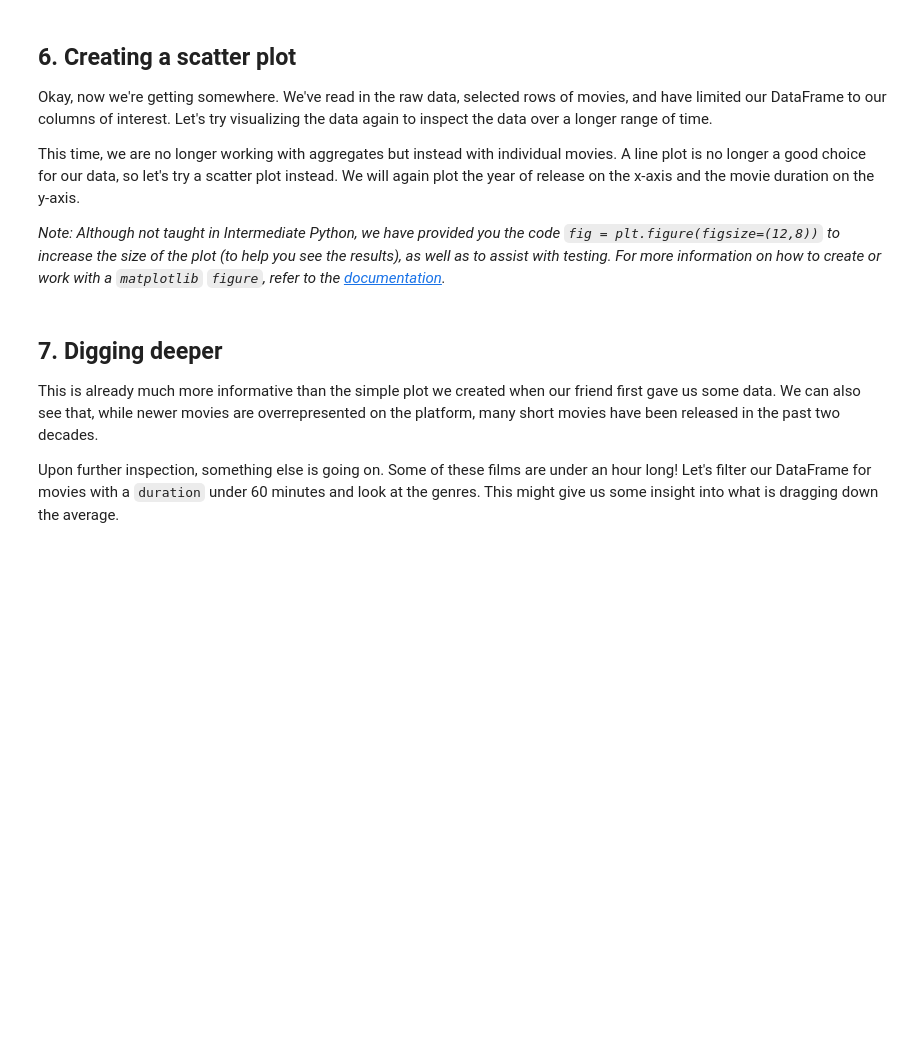
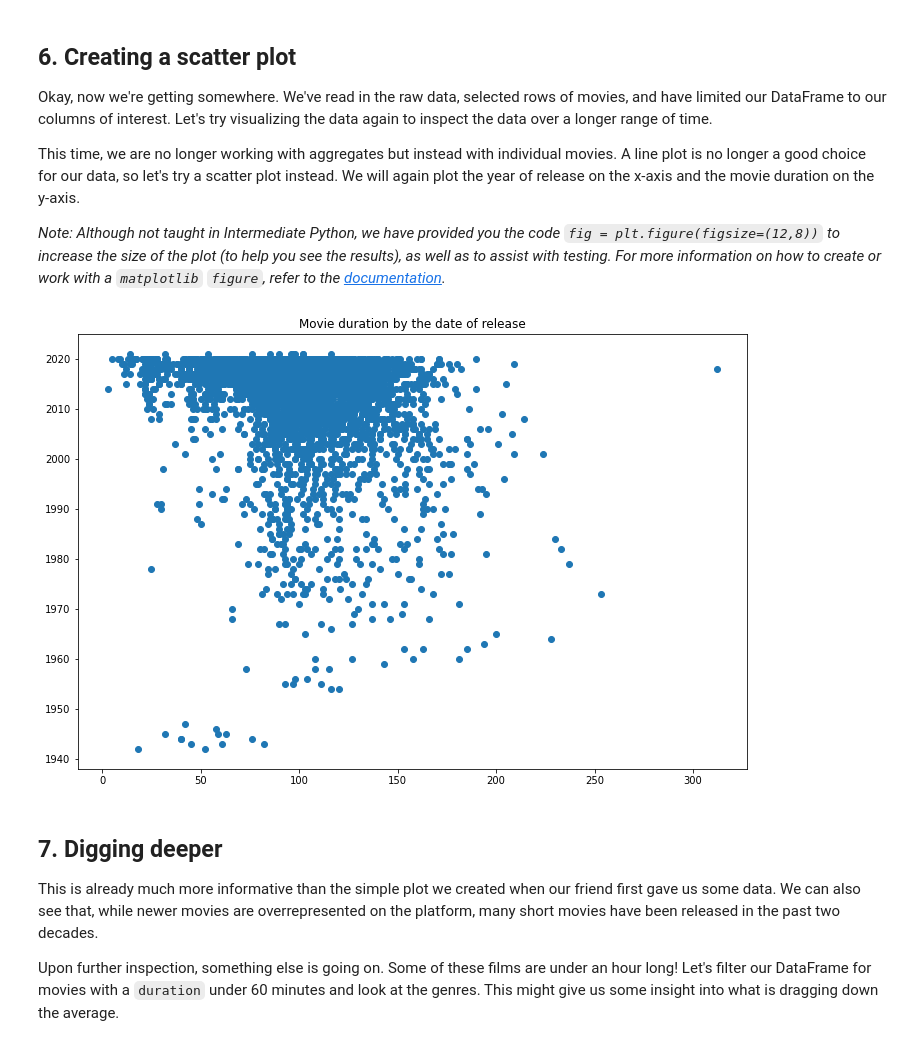
Before and after one commit to Imonuil12/Data-Science-Projects, a Jupyter notebook: Investigating Netflix Movies and Guest Stars in The Office/notebook.ipynb, the cells around one changed output. Drawn from its saved outputs; the diff is of its cells as text; code cells hidden in the pictures; blank space fills up the shorter version.

```diff
--- a/Investigating Netflix Movies and Guest Stars in The Office/notebook.ipynb
+++ b/Investigating Netflix Movies and Guest Stars in The Office/notebook.ipynb
@@ -128,15 +128,18 @@ print(netflix_movies_col_subset[0:5])
 # %%
 # Create a figure and increase the figure size
 fig = plt.figure(figsize=(12,8))
 
 # Create a scatter plot of duration versus year
-...
+import matplotlib.pyplot as plt
+plt.scatter(netflix_movies_col_subset["duration"], netflix_movies_col_subset["release_year"])
 
 # Create a title
-...
+plt.title("Movie duration by the date of release")
 
 # Show the plot
-...
+plt.show()
+# %% [output]
+[figure, added]
 # %% [markdown]
 ## 7. Digging deeper
 <p>This is already much more informative than the simple plot we created when our friend first gave us some data. We can also see that, while newer movies are overrepresented on the platform, many short movies have been released in the past two decades.</p>
```
